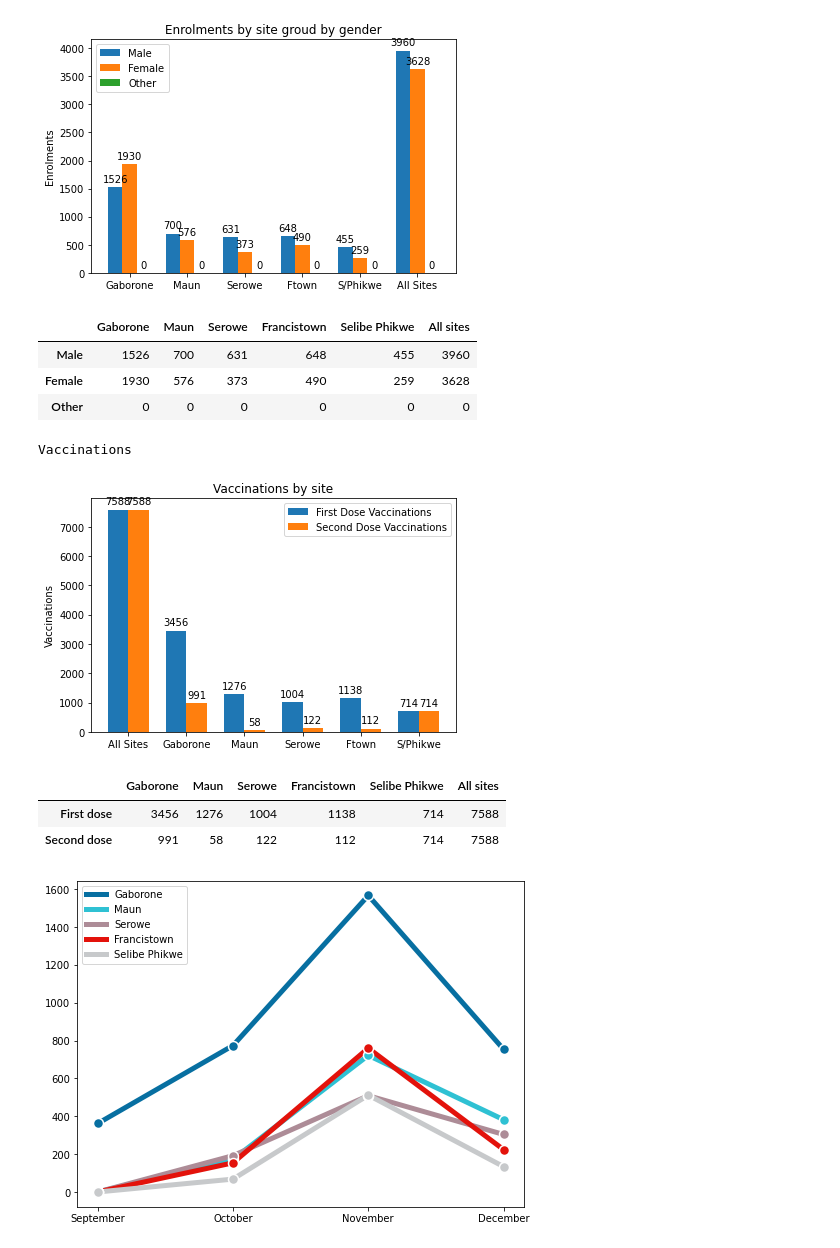
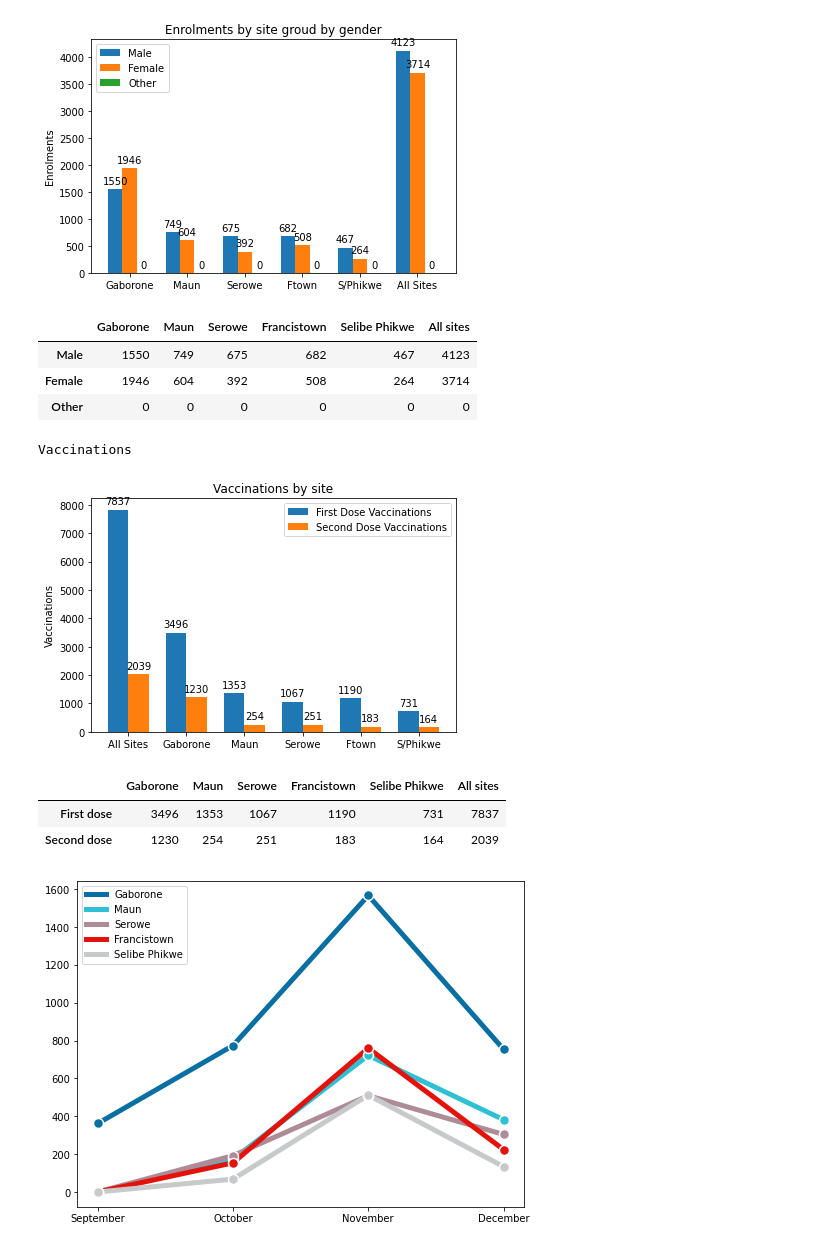
Before and after one commit to geek911/esr21, a Jupyter notebook: notebooks/azd_report_starts.ipynb, the cells around one changed output. Cells and saved outputs as stored; diff of their text form; code cells hidden in the pictures.

```diff
--- a/notebooks/azd_report_starts.ipynb
+++ b/notebooks/azd_report_starts.ipynb
@@ -28,7 +28,7 @@ from django.utils.timezone import make_aware
 import datetime
 tz = pytz.timezone('Africa/Gaborone')
 #All data capture before the date below
-created = datetime.datetime(2022, 1, 1, 0, 0)
+created = datetime.datetime(2022, 1, 14, 0, 0)
 created = make_aware(created, tz, True)
 # %%
 # Total Enrolled particiapants
@@ -218,10 +218,10 @@ fig.tight_layout()
 plt.show()
 df
 # %% [output]
-[figure, old version]
+[figure, new version]
 |  | Gaborone | Maun | Serowe | Francistown | Selibe Phikwe | All sites |
-| Male | 1526 | 700 | 631 | 648 | 455 | 3960 |
-| Female | 1930 | 576 | 373 | 490 | 259 | 3628 |
+| Male | 1550 | 749 | 675 | 682 | 467 | 4123 |
+| Female | 1946 | 604 | 392 | 508 | 264 | 3714 |
 | Other | 0 | 0 | 0 | 0 | 0 | 0 |
 # %%
 # Vaccinations
@@ -303,8 +303,8 @@ dt = [
     len(vaccinations_second_maun_sites),
     len(vaccinations_second_serowe_sites),
     len(vaccinations_second_ftown_sites),
-    len(vaccinations_first_phikwe_sites),
-    len(vaccinations_first_dose_all_sites)]
+    len(vaccinations_second_phikwe_sites),
+    len(vaccinations_second_dose_all_sites)]
 ]
 df = pd.DataFrame(
     dt, columns=['Gaborone', 'Maun', 'Serowe', 'Francistown', 'Selibe Phikwe', 'All sites'],
@@ -325,12 +325,12 @@ first_dose = [
 
 ]
 second_dose = [
-    len(vaccinations_first_dose_all_sites),
+    len(vaccinations_second_dose_all_sites),
     len(vaccinations_second_gabs_sites),
     len(vaccinations_second_maun_sites),
     len(vaccinations_second_serowe_sites),
     len(vaccinations_second_ftown_sites),
-    len(vaccinations_first_phikwe_sites)
+    len(vaccinations_second_phikwe_sites)
 ]
 
 x = np.arange(len(labels))  # the label locations
@@ -392,37 +392,37 @@ months = ['September', 'October', 'November', 'December']
 
 latin_america = [16, 362, 774, 1567]
 asia_and_pacific = [0, 0, 173, 722]
 sub_saharan_africa = [0, 0, 192, 509]
 
 
 gabs = [362, 774, 1567, 754]
 maun = [0, 173, 722, 382]
 serowe = [0, 192, 509, 304]
 ftown = [0, 154, 760, 224]
 sphikwe = [0, 68, 512, 134]
 percentages = [gabs, maun, serowe, ftown, sphikwe]
 
 COLORS = [BLUE, GREEN, BROWN, RED, GREY]
 
 # Initialize plot ------------------------------------------
 fig, ax = plt.subplots(figsize=(8, 6))
 sites = ['Gaborone', 'Maun', 'Serowe', 'Francistown', 'Selibe Phikwe']
 
 # Add lines with dots
 # Note the zorder to have dots be on top of the lines
 count = 0
 for percentage, color in zip(percentages, COLORS):
     ax.plot(months, percentage, color=color, lw=5, label=sites[count])
     ax.scatter(months, percentage, fc=color, s=100, lw=1.5, ec="white", zorder=12)
     count += 1
 leg = plt.legend(loc='upper left')
 df
 # %% [output]
 Vaccinations
-[figure, old version]
+[figure, new version]
 |  | Gaborone | Maun | Serowe | Francistown | Selibe Phikwe | All sites |
-| First dose | 3456 | 1276 | 1004 | 1138 | 714 | 7588 |
-| Second dose | 991 | 58 | 122 | 112 | 714 | 7588 |
+| First dose | 3496 | 1353 | 1067 | 1190 | 731 | 7837 |
+| Second dose | 1230 | 254 | 251 | 183 | 164 | 2039 |
 [figure]
 # %%
 # Screenings: For all screening we are using the first screening to do counts
```
Also changed, not shown: parts of 16 cells of this notebook.
